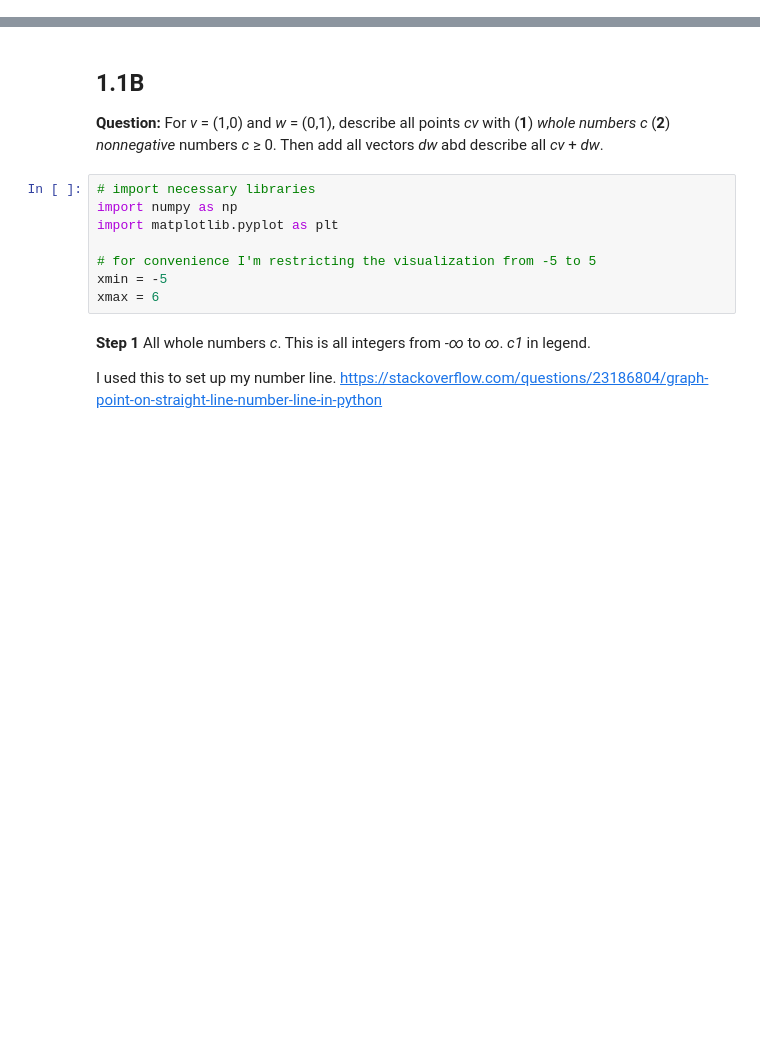
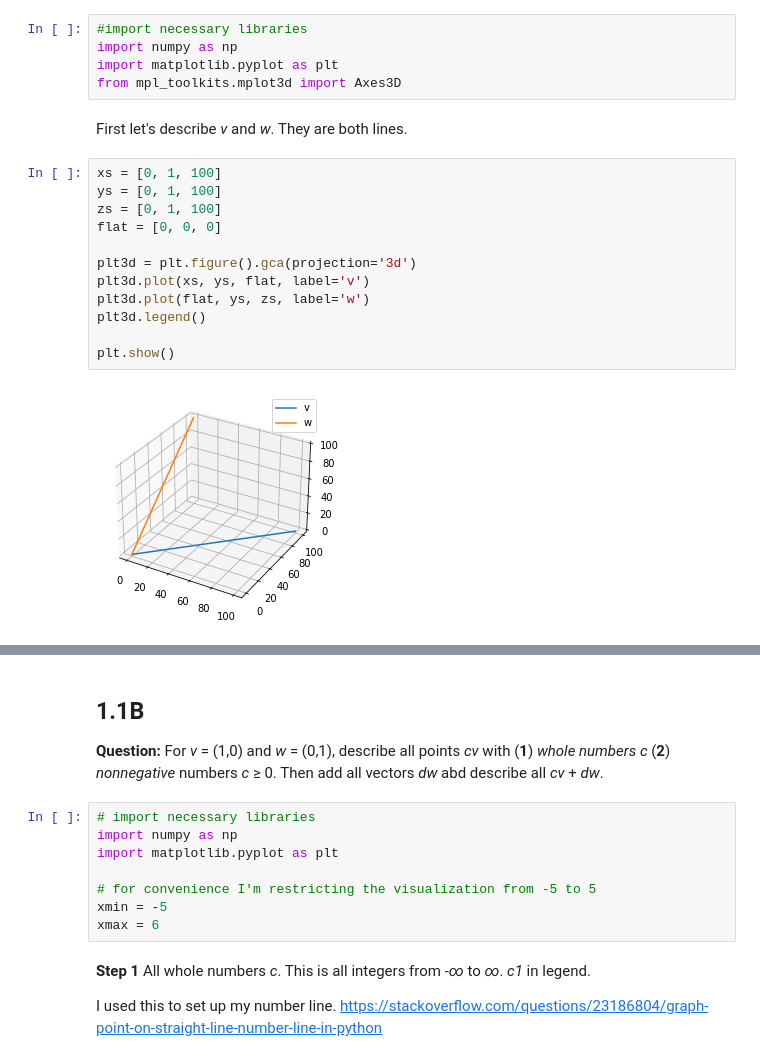
Before and after one commit to theohartsook/some_math_stuff, a Jupyter notebook: Strang Linear Algebra 1.1 Worked Examples.ipynb, the cells around one changed output, grey strips where cells are left out. Drawn from its saved outputs; the diff is of its cells as text; blank space fills up the shorter version.

```diff
--- a/Strang Linear Algebra 1.1 Worked Examples.ipynb
+++ b/Strang Linear Algebra 1.1 Worked Examples.ipynb
@@ -2,0 +4,21 @@
+# %%
+#import necessary libraries
+import numpy as np
+import matplotlib.pyplot as plt
+from mpl_toolkits.mplot3d import Axes3D
+# %% [markdown]
+First let's describe *v* and *w*. They are both lines.
+# %%
+xs = [0, 1, 100]
+ys = [0, 1, 100]
+zs = [0, 1, 100]
+flat = [0, 0, 0]
+
+plt3d = plt.figure().gca(projection='3d')
+plt3d.plot(xs, ys, flat, label='v')
+plt3d.plot(flat, ys, zs, label='w')
+plt3d.legend()
+
+plt.show()
+# %% [output]
+[figure, added]
```
Also changed, not shown: parts of 13 cells of this notebook, 1 other file.
